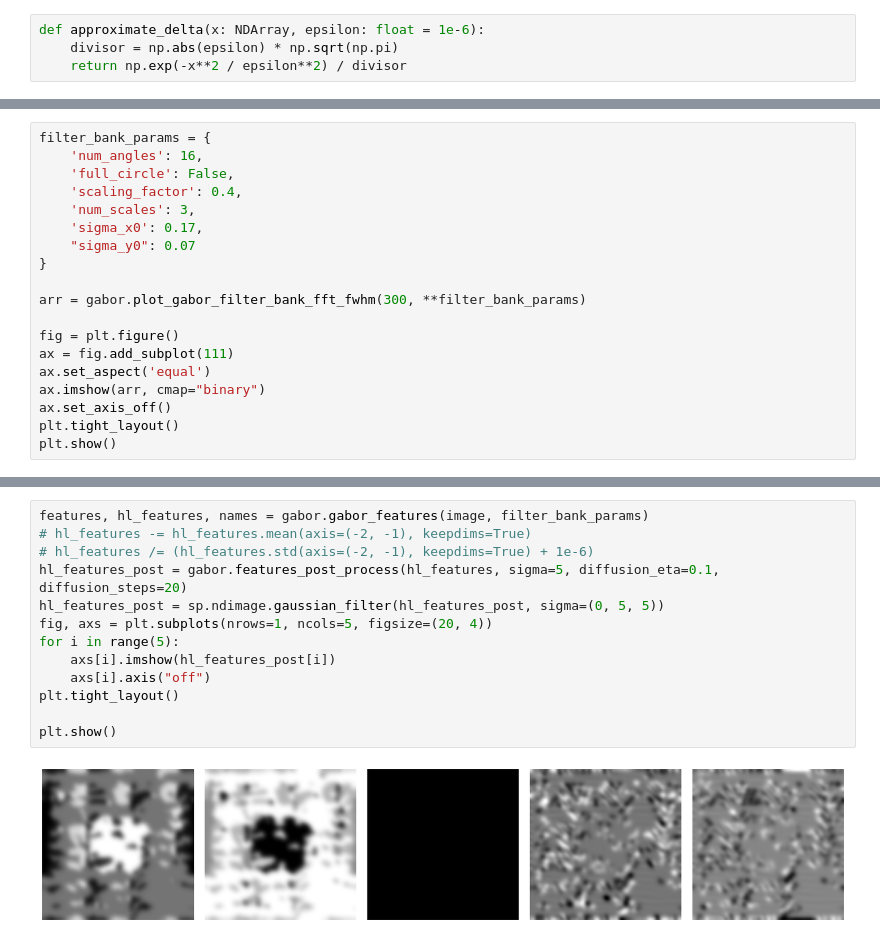
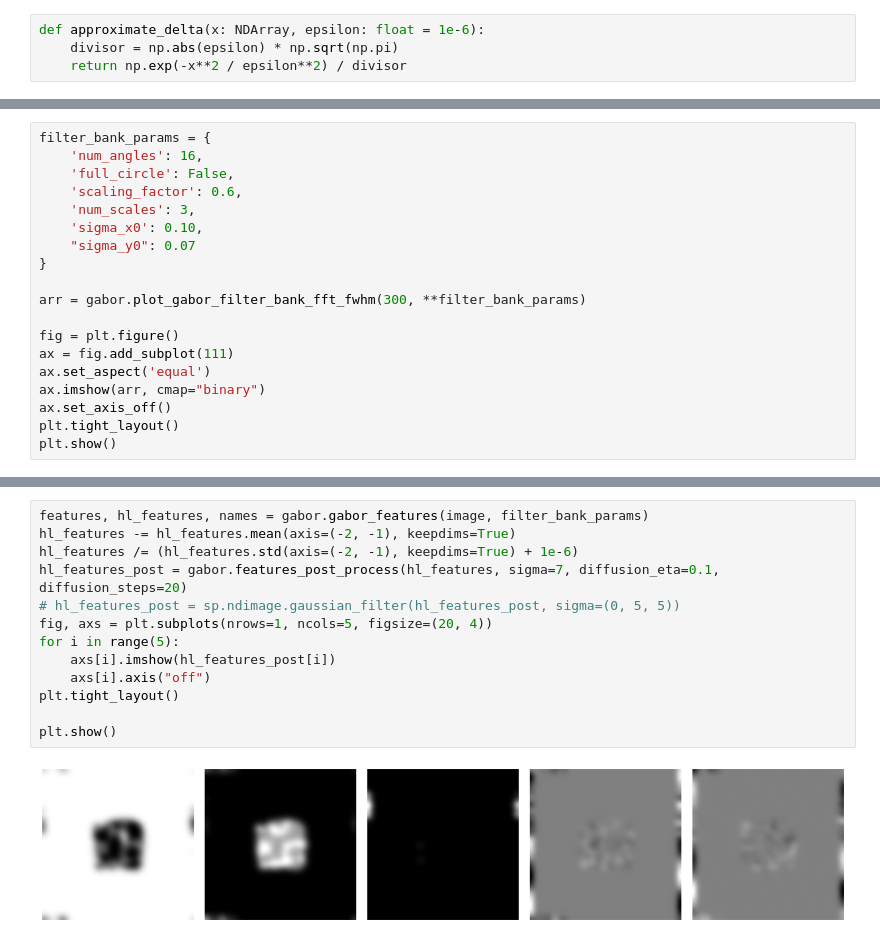
Before and after one commit to guyshapira-academic/texture-segmentation, a Jupyter notebook: notebook.ipynb, the cells around one changed output, grey strips where cells are left out. Saved outputs shown, nothing was run; the diff lists cells and outputs as text.

```diff
--- a/notebook.ipynb
+++ b/notebook.ipynb
@@ -54,9 +54,9 @@ plt.show()
 filter_bank_params = {
     'num_angles': 16,
     'full_circle': False,
-    'scaling_factor': 0.4,
+    'scaling_factor': 0.6,
     'num_scales': 3,
-    'sigma_x0': 0.17,
+    'sigma_x0': 0.10,
     "sigma_y0": 0.07
 }
 
@@ -101,18 +101,18 @@ plt.show()
 # %%
 features, hl_features, names = gabor.gabor_features(image, filter_bank_params)
-# hl_features -= hl_features.mean(axis=(-2, -1), keepdims=True)
-# hl_features /= (hl_features.std(axis=(-2, -1), keepdims=True) + 1e-6)
-hl_features_post = gabor.features_post_process(hl_features, sigma=5, diffusion_eta=0.1, diffusion_steps=20)
-hl_features_post = sp.ndimage.gaussian_filter(hl_features_post, sigma=(0, 5, 5))
+hl_features -= hl_features.mean(axis=(-2, -1), keepdims=True)
+hl_features /= (hl_features.std(axis=(-2, -1), keepdims=True) + 1e-6)
+hl_features_post = gabor.features_post_process(hl_features, sigma=7, diffusion_eta=0.1, diffusion_steps=20)
+# hl_features_post = sp.ndimage.gaussian_filter(hl_features_post, sigma=(0, 5, 5))
 fig, axs = plt.subplots(nrows=1, ncols=5, figsize=(20, 4))
 for i in range(5):
     axs[i].imshow(hl_features_post[i])
     axs[i].axis("off")
 plt.tight_layout()
 
 plt.show()
 # %% [output]
-[figure, old version]
+[figure, new version]
 # %%
 g = segment.isotropic_metric(hl_features_post)
 E = np.sqrt(g)
```
Also changed, not shown: parts of 12 cells of this notebook, 1 other file.
